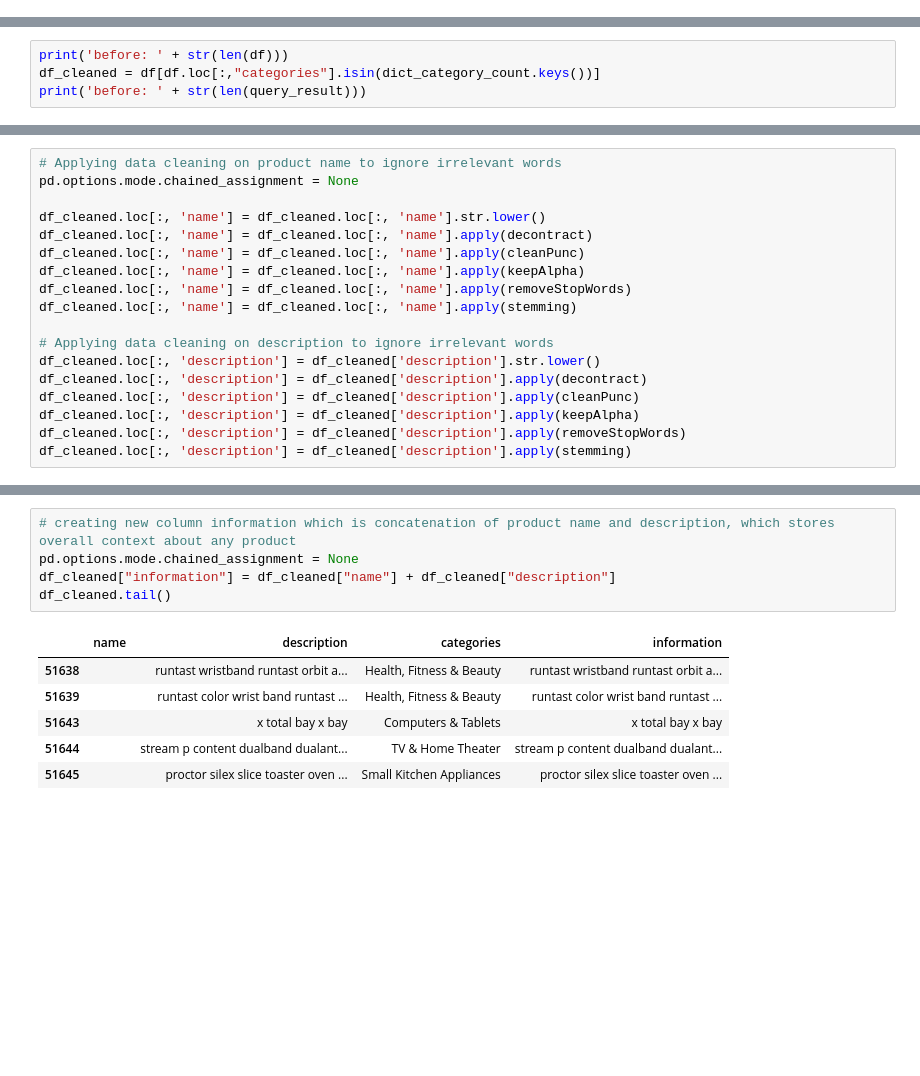
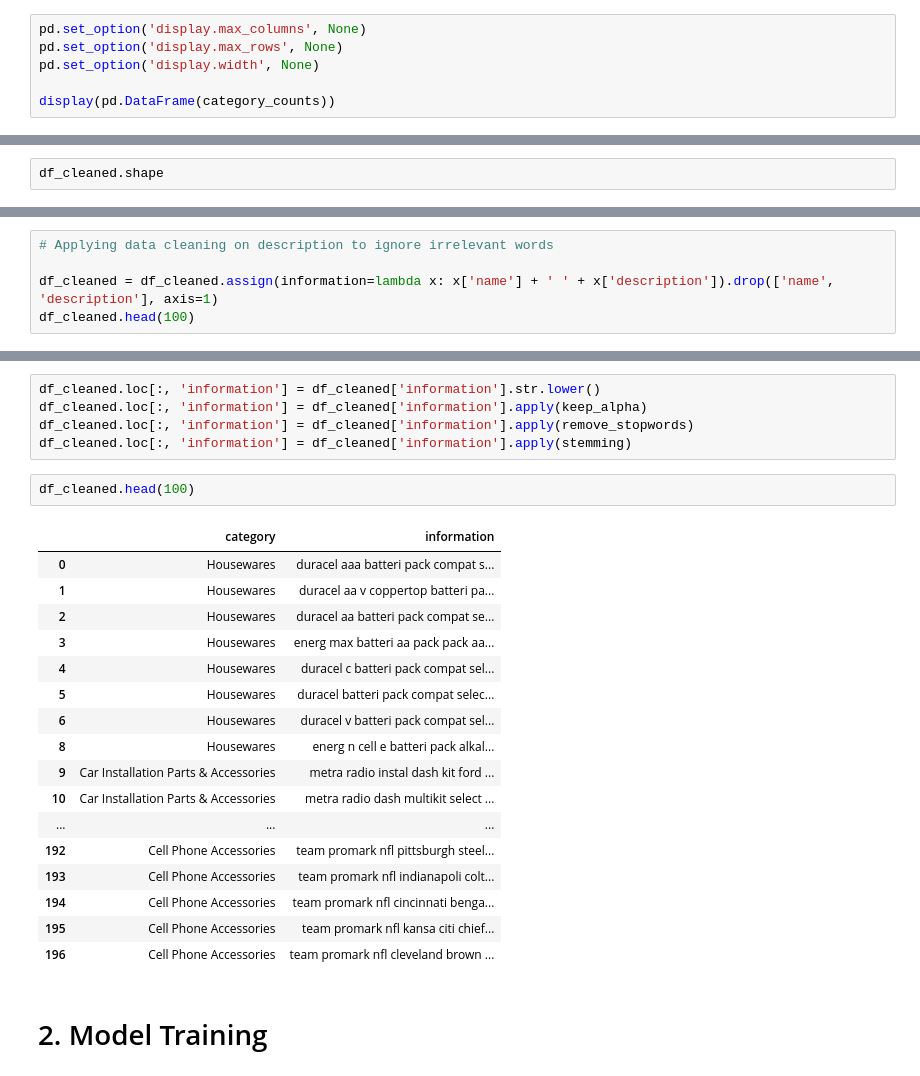
Before and after one commit to hangsopheak/product-category-classification, a Jupyter notebook: Classifer.ipynb, the cells around one changed output, grey strips where cells are left out. Drawn from its saved outputs; the diff is of its cells as text; blank space fills up the shorter version.

```diff
--- a/Classifer.ipynb
+++ b/Classifer.ipynb
@@ -104,0 +111,6 @@ Index(['Connected Home & Housewares', 'Car Electronics & GPS',
+# %%
+pd.set_option('display.max_columns', None)
+pd.set_option('display.max_rows', None)
+pd.set_option('display.width', None)
+
+display(pd.DataFrame(category_counts))
@@ -105,5 +135,3 @@ Index(['Connected Home & Housewares', 'Car Electronics & GPS',
 # %%
-print('before: ' + str(len(df)))
-df_cleaned = df[df.loc[:,"categories"].isin(dict_category_count.keys())]
-print('before: ' + str(len(query_result)))
+df_cleaned.shape
 # %% [output]
@@ -196,18 +206,5 @@ def stemming(sentence):
 # %%
-# Applying data cleaning on product name to ignore irrelevant words
-pd.options.mode.chained_assignment = None
+# Applying data cleaning on description to ignore irrelevant words
 
-df_cleaned.loc[:, 'name'] = df_cleaned.loc[:, 'name'].str.lower()
-df_cleaned.loc[:, 'name'] = df_cleaned.loc[:, 'name'].apply(decontract)
-df_cleaned.loc[:, 'name'] = df_cleaned.loc[:, 'name'].apply(cleanPunc)
-df_cleaned.loc[:, 'name'] = df_cleaned.loc[:, 'name'].apply(keepAlpha)
-df_cleaned.loc[:, 'name'] = df_cleaned.loc[:, 'name'].apply(removeStopWords)
-df_cleaned.loc[:, 'name'] = df_cleaned.loc[:, 'name'].apply(stemming)
-
-# Applying data cleaning on description to ignore irrelevant words
-df_cleaned.loc[:, 'description'] = df_cleaned['description'].str.lower()
-df_cleaned.loc[:, 'description'] = df_cleaned['description'].apply(decontract)
-df_cleaned.loc[:, 'description'] = df_cleaned['description'].apply(cleanPunc)
-df_cleaned.loc[:, 'description'] = df_cleaned['description'].apply(keepAlpha)
-df_cleaned.loc[:, 'description'] = df_cleaned['description'].apply(removeStopWords)
-df_cleaned.loc[:, 'description'] = df_cleaned['description'].apply(stemming)
+df_cleaned = df_cleaned.assign(information=lambda x: x['name'] + ' ' + x['description']).drop(['name', 'description'], axis=1)
+df_cleaned.head(100)
@@ -214,13 +229,28 @@ df_cleaned.loc[:, 'description'] = df_cleaned['description'].apply(stemming)
+# %%
+df_cleaned.loc[:, 'information'] = df_cleaned['information'].str.lower()
+df_cleaned.loc[:, 'information'] = df_cleaned['information'].apply(keep_alpha)
+df_cleaned.loc[:, 'information'] = df_cleaned['information'].apply(remove_stopwords)
+df_cleaned.loc[:, 'information'] = df_cleaned['information'].apply(stemming)
 # %%
-# creating new column information which is concatenation of product name and description, which stores overall context about any product
-pd.options.mode.chained_assignment = None
-df_cleaned["information"] = df_cleaned["name"] + df_cleaned["description"]
-df_cleaned.tail()
+df_cleaned.head(100)
 # %% [output]
-|  | name | description | categories | information |
-| 51638 |  | runtast wristband runtast orbit a... | Health, Fitness & Beauty | runtast wristband runtast orbit a... |
-| 51639 |  | runtast color wrist band runtast ... | Health, Fitness & Beauty | runtast color wrist band runtast ... |
-| 51643 |  | x total bay x bay | Computers & Tablets | x total bay x bay |
-| 51644 |  | stream p content dualband dualant... | TV & Home Theater | stream p content dualband dualant... |
-| 51645 |  | proctor silex slice toaster oven ... | Small Kitchen Appliances | proctor silex slice toaster oven ... |
+|  | category | information |
+| 0 | Housewares | duracel aaa batteri pack compat s... |
+| 1 | Housewares | duracel aa v coppertop batteri pa... |
+| 2 | Housewares | duracel aa batteri pack compat se... |
+| 3 | Housewares | energ max batteri aa pack pack aa... |
+| 4 | Housewares | duracel c batteri pack compat sel... |
+| 5 | Housewares | duracel batteri pack compat selec... |
+| 6 | Housewares | duracel v batteri pack compat sel... |
+| 8 | Housewares | energ n cell e batteri pack alkal... |
+| 9 | Car Installation Parts & Accessories | metra radio instal dash kit ford ... |
+| 10 | Car Installation Parts & Accessories | metra radio dash multikit select ... |
+| ... | ... | ... |
+| 192 | Cell Phone Accessories | team promark nfl pittsburgh steel... |
+| 193 | Cell Phone Accessories | team promark nfl indianapoli colt... |
+| 194 | Cell Phone Accessories | team promark nfl cincinnati benga... |
+| 195 | Cell Phone Accessories | team promark nfl kansa citi chief... |
+| 196 | Cell Phone Accessories | team promark nfl cleveland brown ... |
+# %% [markdown]
+# 2. Model Training
 # %%
```
Also changed, not shown: parts of 26 cells of this notebook.
